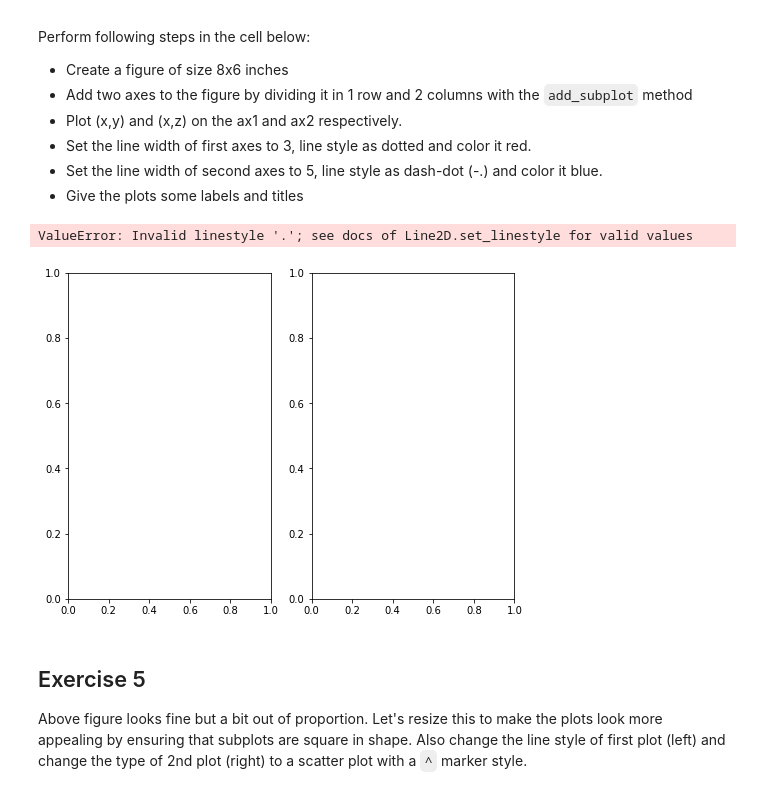
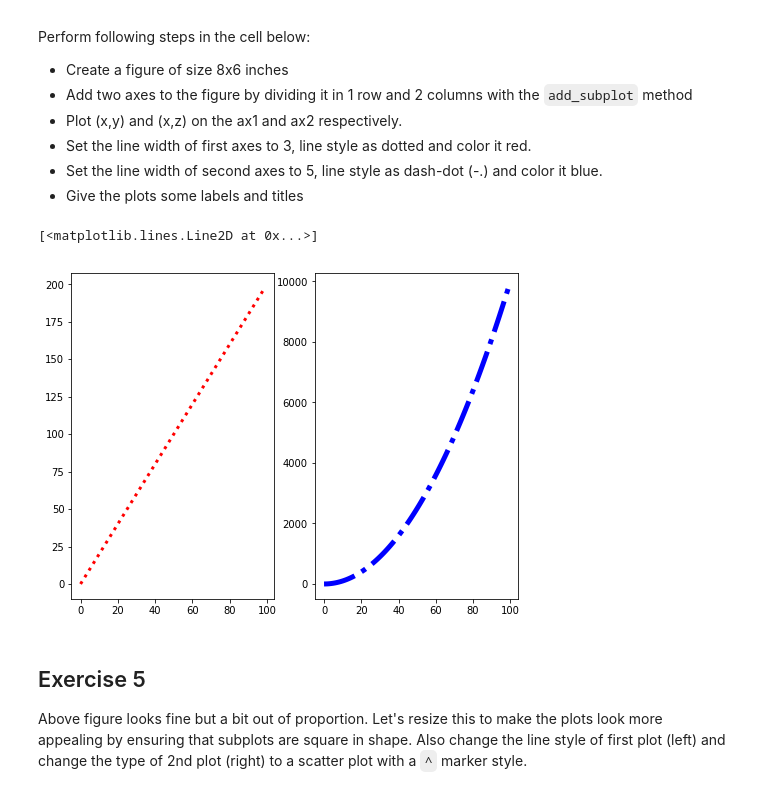
Before and after one commit to jmt0221/dsc-more-practice-with-matplotlib-lab-nyc-ds-082619, a Jupyter notebook: index.ipynb, the cells around one changed output. Cells and saved outputs as stored; diff of their text form; code cells hidden in the pictures.

```diff
--- a/index.ipynb
+++ b/index.ipynb
@@ -118,12 +118,12 @@ Perform following steps in the cell below:
 # %%
 fig = plt.figure(figsize=(8,6))
 ax1 = fig.add_subplot(121)
 ax2 = fig.add_subplot(122)
-ax1.plot(x,y,linewidth=3,c='red',linestyle='')
+ax1.plot(x,y,linewidth=3,c='red',linestyle=':')
 ax2.plot(x,z,linewidth=5,c='blue',linestyle='-.')
 # %% [output]
-ValueError: Invalid linestyle '.'; see docs of Line2D.set_linestyle for valid values
+[<matplotlib.lines.Line2D at 0x...>]
-[figure, old version]
+[figure, new version]
 # %% [markdown]
 ## Exercise 5
 
```
